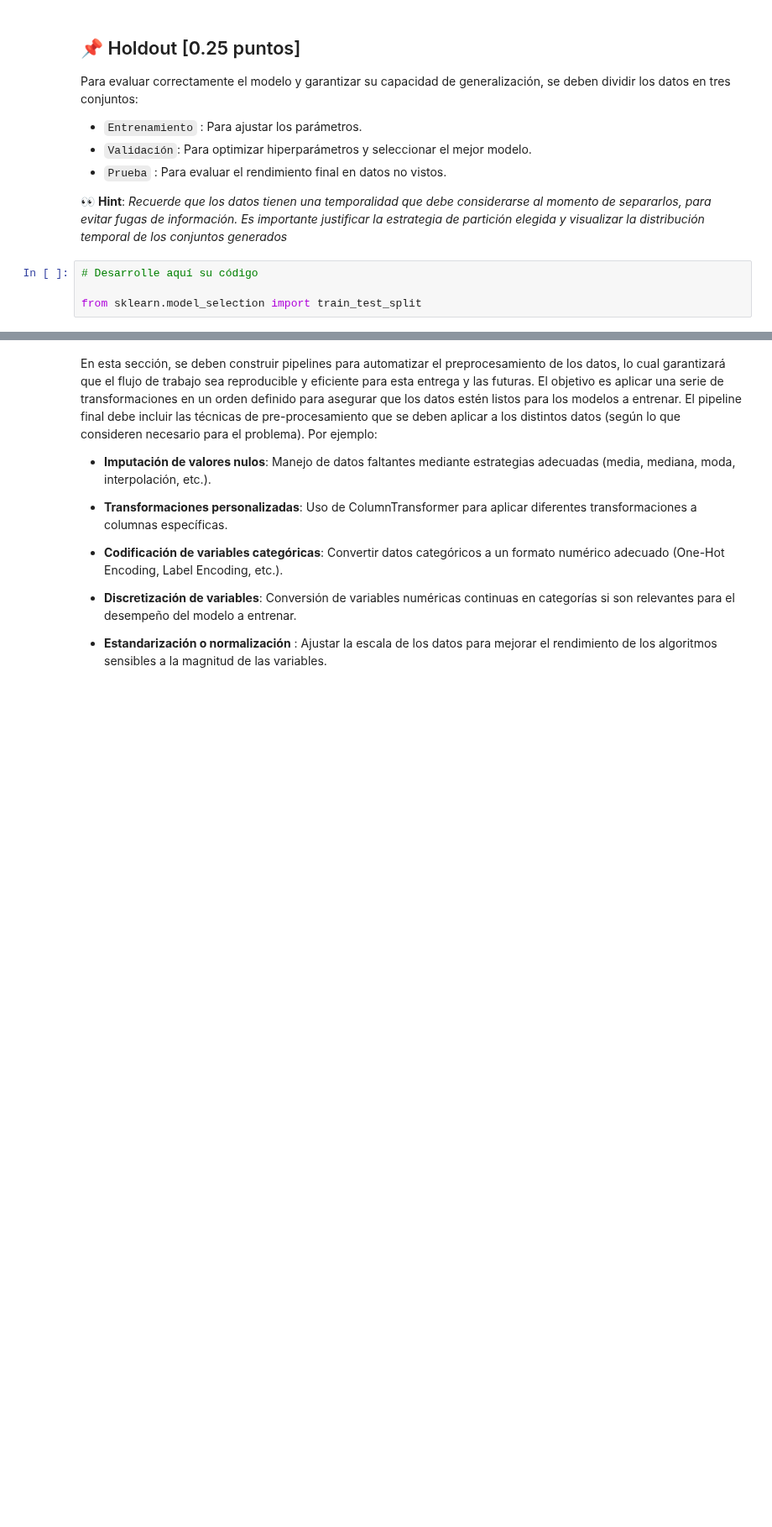
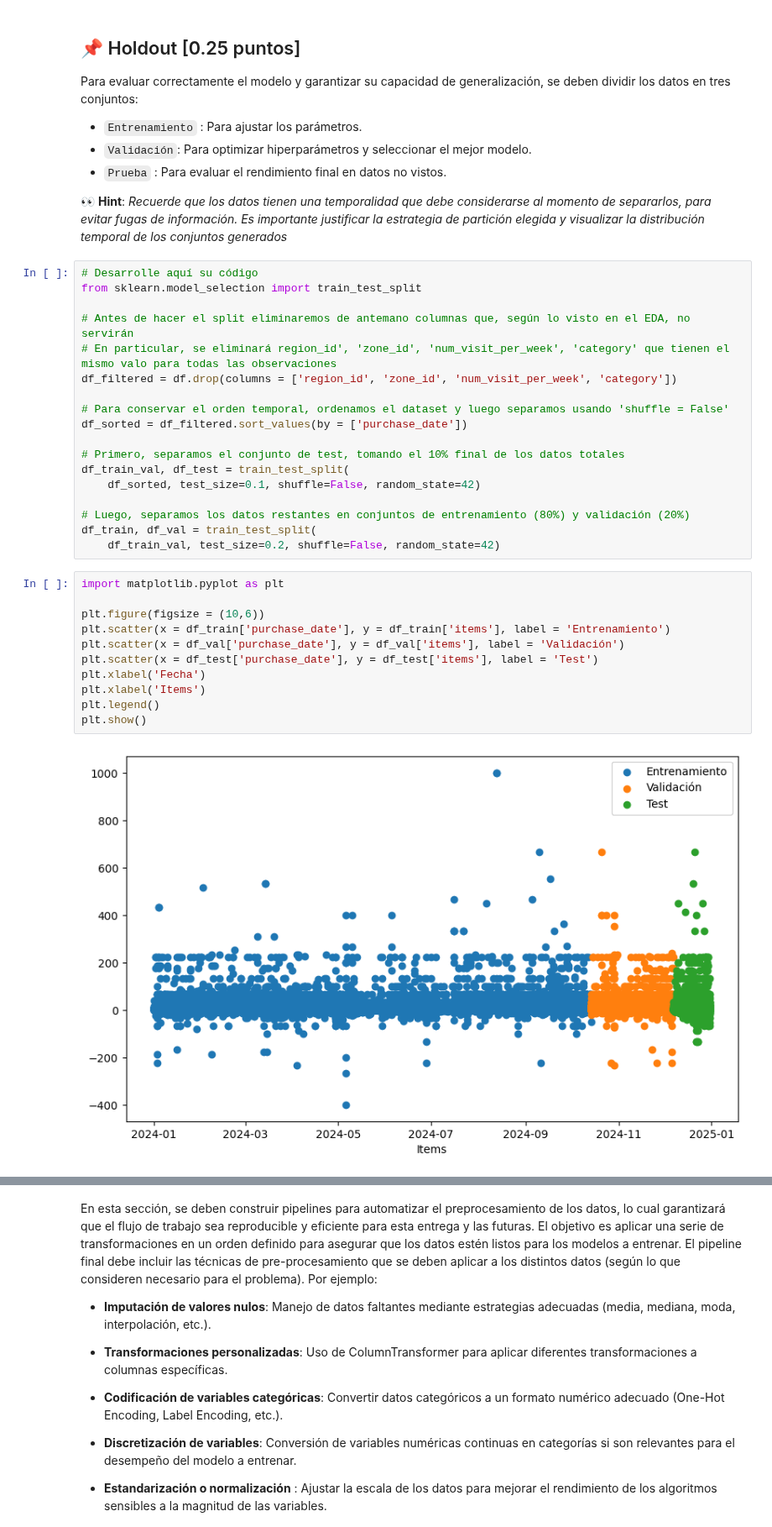
Before and after one commit to jesuvalenzuela/NanSquad, a Jupyter notebook: Proyecto/entrega1/enunciado_entrega1.ipynb, the cells around one changed output, grey strips where cells are left out. Shown at 84% size. Saved outputs shown, nothing was run; the diff lists cells and outputs as text; blank space fills up the shorter version.

```diff
--- a/Proyecto/entrega1/enunciado_entrega1.ipynb
+++ b/Proyecto/entrega1/enunciado_entrega1.ipynb
@@ -445,10 +492,37 @@ Para evaluar correctamente el modelo y garantizar su capacidad de generalizació
 - `Prueba` : Para evaluar el rendimiento final en datos no vistos.
 
 👀 **Hint**: *Recuerde que los datos tienen una temporalidad que debe considerarse al momento de separarlos, para evitar fugas de información. Es importante justificar la estrategia de partición elegida y visualizar la distribución temporal de los conjuntos generados*
-# %%
-# Desarrolle aquí su código
-
-from sklearn.model_selection import train_test_split
+# %%
+# Desarrolle aquí su código
+from sklearn.model_selection import train_test_split
+
+# Antes de hacer el split eliminaremos de antemano columnas que, según lo visto en el EDA, no servirán
+# En particular, se eliminará region_id', 'zone_id', 'num_visit_per_week', 'category' que tienen el mismo valo para todas las observaciones
+df_filtered = df.drop(columns = ['region_id', 'zone_id', 'num_visit_per_week', 'category'])
+
+# Para conservar el orden temporal, ordenamos el dataset y luego separamos usando 'shuffle = False'
+df_sorted = df_filtered.sort_values(by = ['purchase_date'])
+
+# Primero, separamos el conjunto de test, tomando el 10% final de los datos totales
+df_train_val, df_test = train_test_split(
+    df_sorted, test_size=0.1, shuffle=False, random_state=42)
+
+# Luego, separamos los datos restantes en conjuntos de entrenamiento (80%) y validación (20%)
+df_train, df_val = train_test_split(
+    df_train_val, test_size=0.2, shuffle=False, random_state=42)
+# %%
+import matplotlib.pyplot as plt
+
+plt.figure(figsize = (10,6))
+plt.scatter(x = df_train['purchase_date'], y = df_train['items'], label = 'Entrenamiento')
+plt.scatter(x = df_val['purchase_date'], y = df_val['items'], label = 'Validación')
+plt.scatter(x = df_test['purchase_date'], y = df_test['items'], label = 'Test')
+plt.xlabel('Fecha')
+plt.xlabel('Items')
+plt.legend()
+plt.show()
+# %% [output]
+[figure, added]
 # %% [markdown]
 ## 📌 Feature Engineering [0.5 puntos]
 
```
Also changed, not shown: parts of 17 cells of this notebook.
